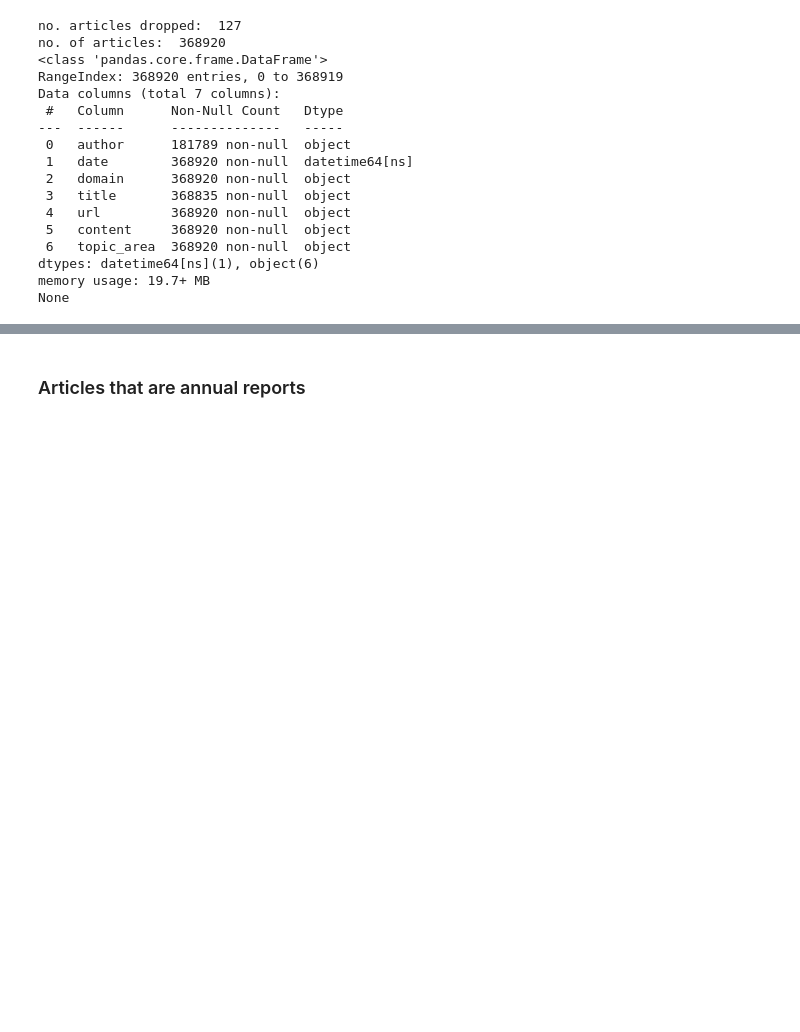
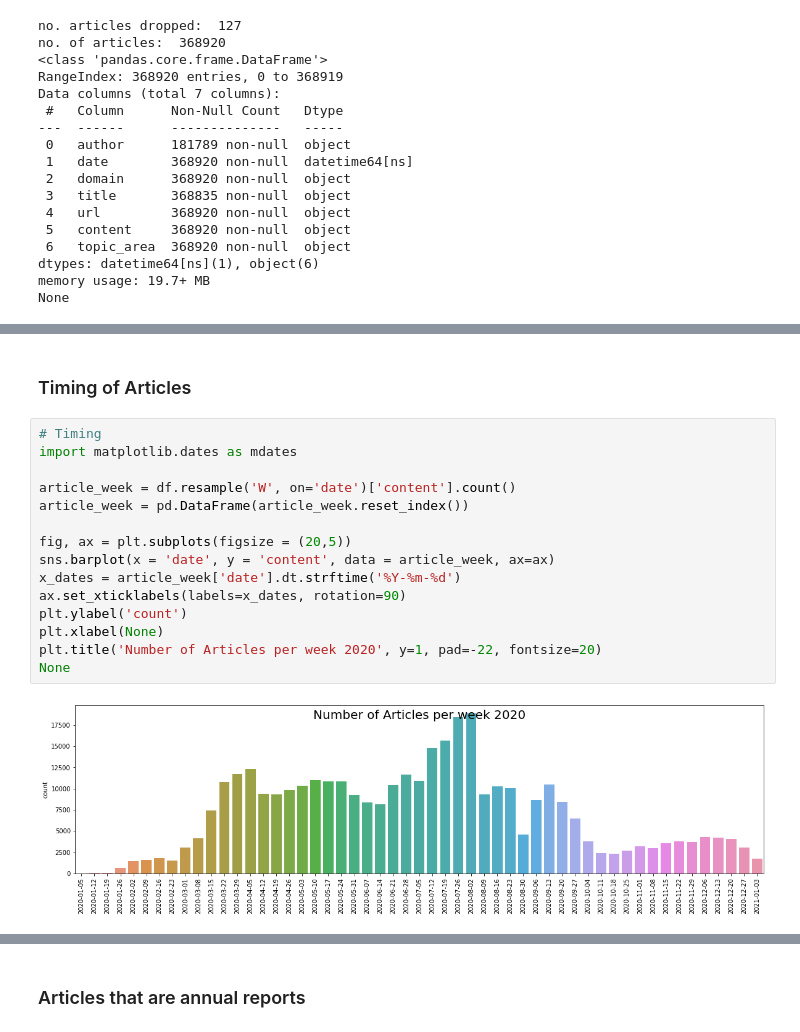
Before and after one commit to TraceyEtheridge/Thesis, a Jupyter notebook: Data_Understanding.ipynb, the cells around one changed output, grey strips where cells are left out. Cells and saved outputs as stored; diff of their text form; blank space fills up the shorter version.

```diff
--- a/Data_Understanding.ipynb
+++ b/Data_Understanding.ipynb
@@ -56,0 +90,19 @@ None
+# %% [markdown]
+### Timing of Articles
+# %%
+# Timing
+import matplotlib.dates as mdates
+
+article_week = df.resample('W', on='date')['content'].count()
+article_week = pd.DataFrame(article_week.reset_index())
+
+fig, ax = plt.subplots(figsize = (20,5))
+sns.barplot(x = 'date', y = 'content', data = article_week, ax=ax)
+x_dates = article_week['date'].dt.strftime('%Y-%m-%d')
+ax.set_xticklabels(labels=x_dates, rotation=90)
+plt.ylabel('count')
+plt.xlabel(None)
+plt.title('Number of Articles per week 2020', y=1, pad=-22, fontsize=20)
+None
+# %% [output]
+[figure, added]
```
Also changed, not shown: parts of 8 cells of this notebook, 3 other files.
